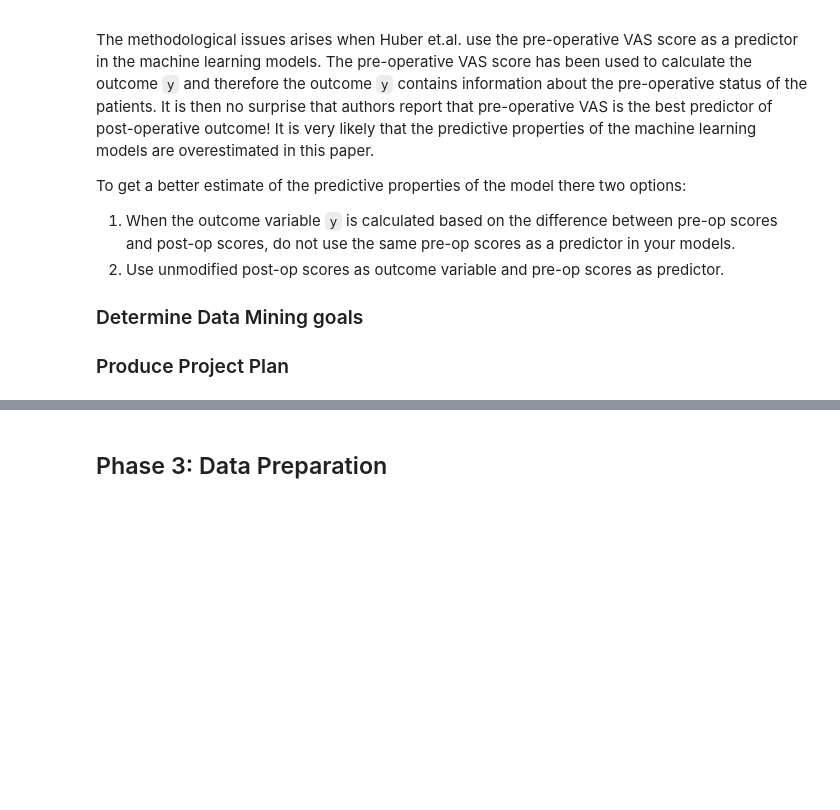
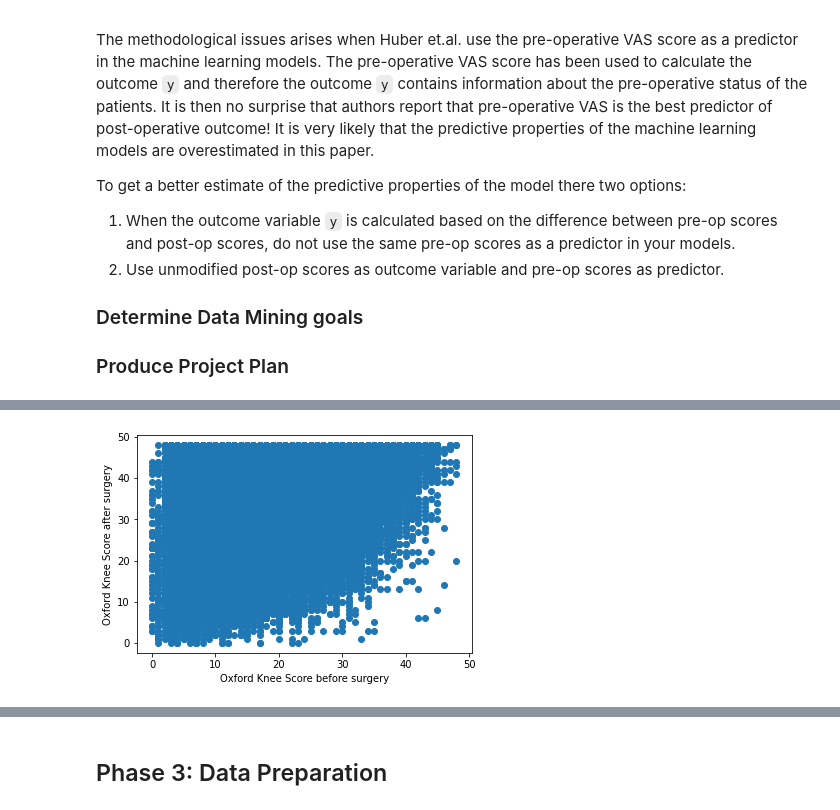
Before and after one commit to laurencefrank/NHS-PROMs, a Jupyter notebook: notebooks/nb1_NHS_PROMs_G5.ipynb, the cells around one changed output, grey strips where cells are left out. Drawn from its saved outputs; the diff is of its cells as text; code cells hidden in the pictures; blank space fills up the shorter version.

```diff
--- a/notebooks/nb1_NHS_PROMs_G5.ipynb
+++ b/notebooks/nb1_NHS_PROMs_G5.ipynb
@@ -103,0 +506,10 @@ FileNotFoundError: [Errno 2] No such file or directory: '..\\data\\interim'
+# %%
+fig = plt.figure(figsize=(6,4))
+ax = plt.axes()
+
+ax.scatter(x=df_knee["oks_t0_score"], y=df_knee["oks_t1_score"])
+
+ax.set(xlabel='Oxford Knee Score before surgery',
+       ylabel='Oxford Knee Score after surgery');
+# %% [output]
+[figure, added]
```
Also changed, not shown: parts of 32 cells of this notebook.
